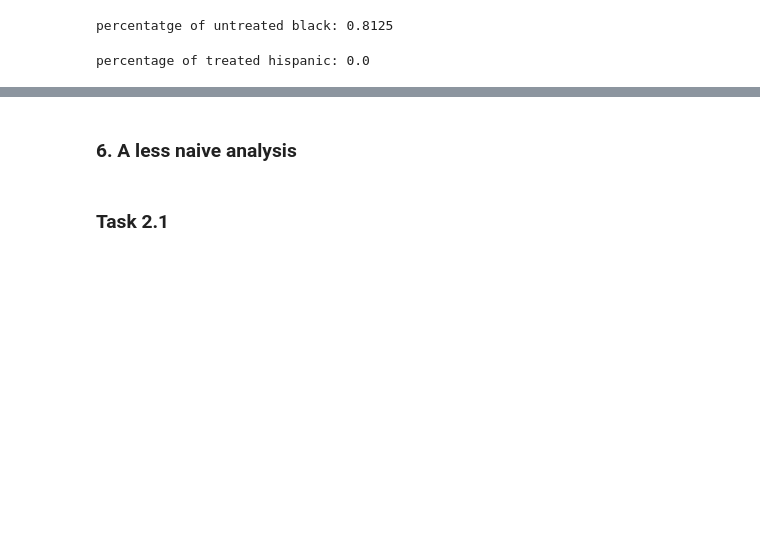
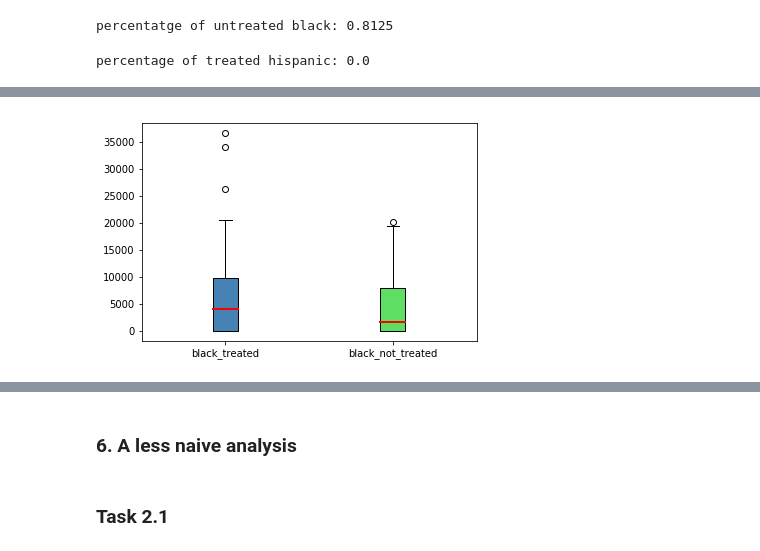
Before and after one commit to IsaacLeimgruber/ADA_labs_repo, a Jupyter notebook: 04 - Applied ML/HW04_Charles.ipynb, the cells around one changed output, grey strips where cells are left out. Drawn from its saved outputs; the diff is of its cells as text; code cells hidden in the pictures; blank space fills up the shorter version.

```diff
--- a/04 - Applied ML/HW04_Charles.ipynb
+++ b/04 - Applied ML/HW04_Charles.ipynb
@@ -709,0 +707,4 @@ percentage of untreated histpanic: 0.0
+# %%
+matching_black = matching_only_one(patients_black_not_treated, patients_black_treated, "score")
+matching_hispan = matching_only_one(patients_hispan_treated, patients_hispan_not_treated, "score")
+matching_noBlack_noHispan = matching_only_one(patients_noBlack_noHispan_treated, patients_noBlack_noHispan_not_treated, "score")
@@ -709,0 +737,3 @@ percentage of untreated histpanic: 0.0
+# %%
+patients_black_treated_matched = patients_black_treated.loc[np.array(matching_black)[:,1]]
+patients_black_treated_matched['re78'].describe()
@@ -709,0 +750,4 @@ percentage of untreated histpanic: 0.0
+# %%
+make_boxplot(patients_black_treated_matched, patients_black_not_treated, 're78', ['black_treated', 'black_not_treated'], ['steelblue', '#5EDF63'])
+# %% [output]
+[figure, added]
```
Also changed, not shown: parts of 36 cells of this notebook.
